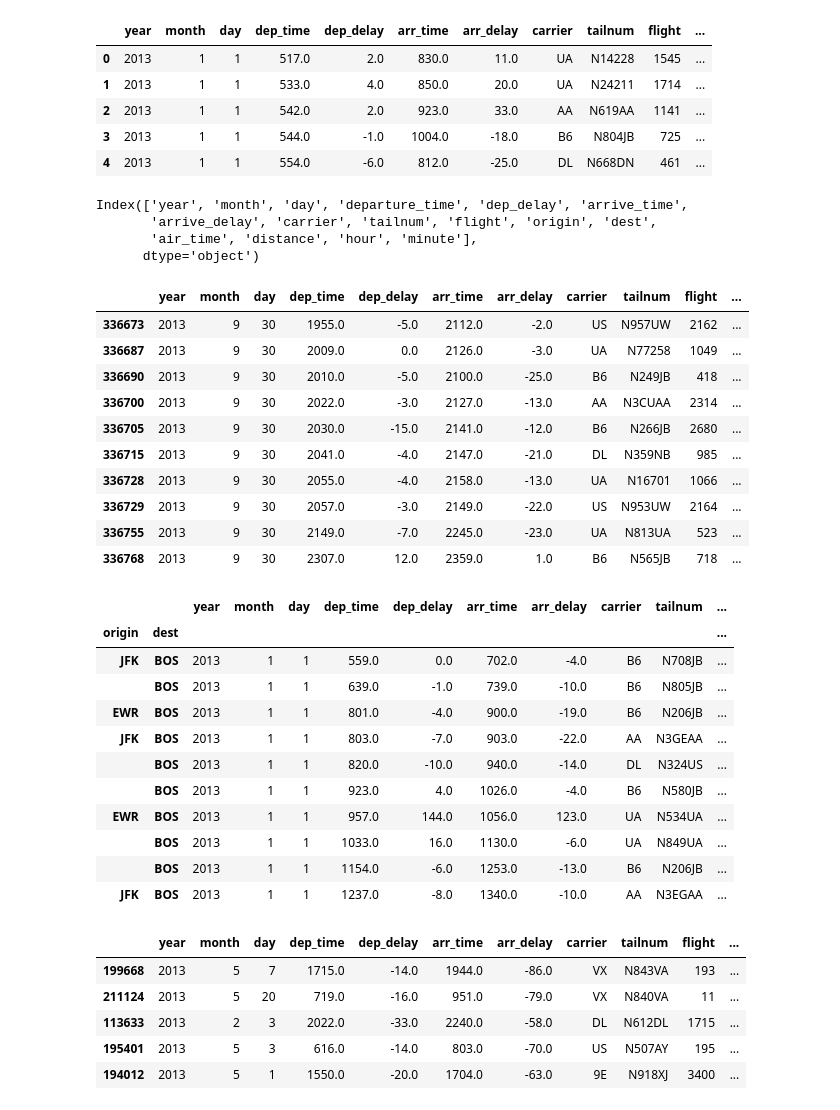
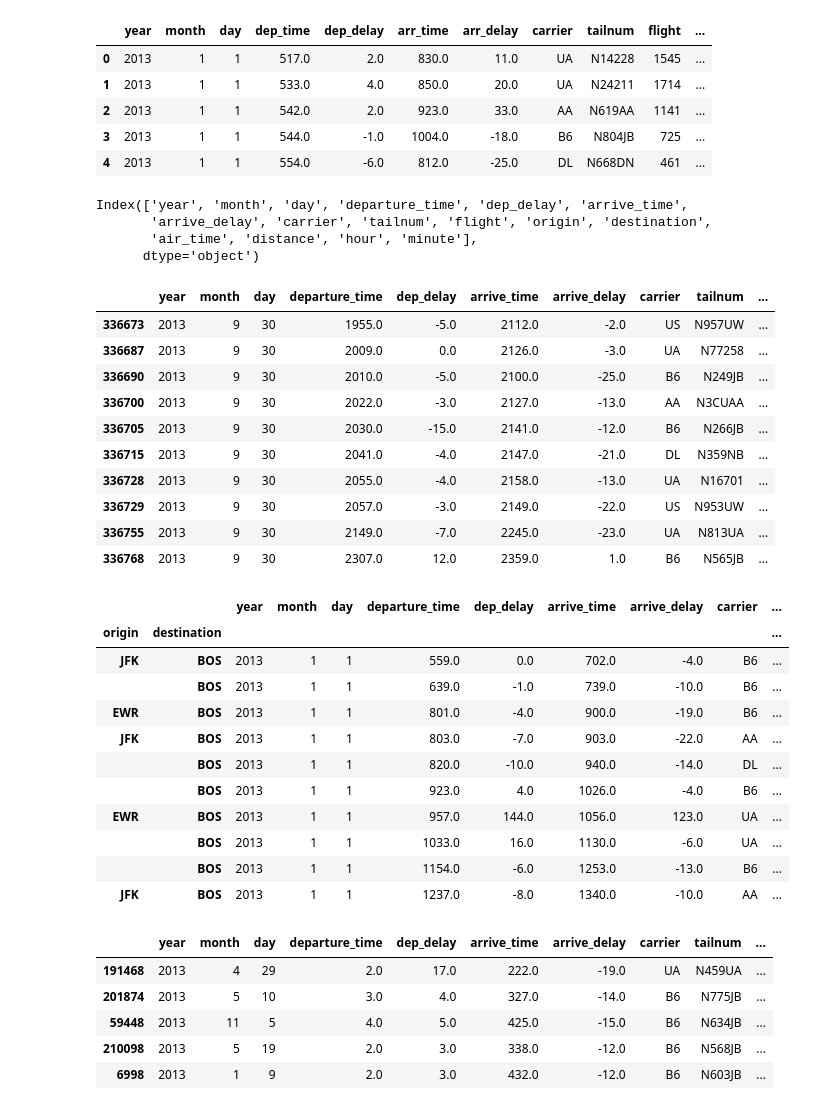
Before and after one commit to Leodna/MCIA23-MLFL, a Jupyter notebook: data_wrangling/flightsEx2.ipynb, the cells around one changed output. Cells and saved outputs as stored; diff of their text form; code cells hidden in the pictures.

```diff
--- a/data_wrangling/flightsEx2.ipynb
+++ b/data_wrangling/flightsEx2.ipynb
@@ -16,65 +16,66 @@ df.head()
 df1 = df.rename(columns={   'dep_time':'departure_time',
                             'arr_time':'arrive_time',
                             'arr_delay':'arrive_delay',
-                            'des':'destination'})
+                            'dest':'destination'})
 df1.columns
 # %% [output]
 Index(['year', 'month', 'day', 'departure_time', 'dep_delay', 'arrive_time',
-       'arrive_delay', 'carrier', 'tailnum', 'flight', 'origin', 'dest',
+       'arrive_delay', 'carrier', 'tailnum', 'flight', 'origin', 'destination',
        'air_time', 'distance', 'hour', 'minute'],
       dtype='object')
 # %%
 #Filtering dataset
-#'JFK' will be the airport
+#'BOS' will be the airport
 airportFilterVal = 'BOS'
-#Making the filter if destination is JFK or if the origin is JFK
-airportFilter = (df['dest']==airportFilterVal) | (df['origin']==airportFilterVal)
+#Making the filter if destination is BOS or if the origin is BOS
+airportFilter = (df1['destination']==airportFilterVal) | (df1['origin']==airportFilterVal)
 #Using the filter in the dataset
-df2 = df[airportFilter]
+df2 = df1[airportFilter]
 #Show the last 10 rows of the dataset filtered
 df2.tail(10)
 # %% [output]
-|  | year | month | day | dep_time | dep_delay | arr_time | arr_delay | carrier | tailnum | flight | ... |
-| 336673 | 2013 | 9 | 30 | 1955.0 | -5.0 | 2112.0 | -2.0 | US | N957UW | 2162 | ... |
-| 336687 | 2013 | 9 | 30 | 2009.0 | 0.0 | 2126.0 | -3.0 | UA | N77258 | 1049 | ... |
-| 336690 | 2013 | 9 | 30 | 2010.0 | -5.0 | 2100.0 | -25.0 | B6 | N249JB | 418 | ... |
-| 336700 | 2013 | 9 | 30 | 2022.0 | -3.0 | 2127.0 | -13.0 | AA | N3CUAA | 2314 | ... |
-| 336705 | 2013 | 9 | 30 | 2030.0 | -15.0 | 2141.0 | -12.0 | B6 | N266JB | 2680 | ... |
-| 336715 | 2013 | 9 | 30 | 2041.0 | -4.0 | 2147.0 | -21.0 | DL | N359NB | 985 | ... |
-| 336728 | 2013 | 9 | 30 | 2055.0 | -4.0 | 2158.0 | -13.0 | UA | N16701 | 1066 | ... |
-| 336729 | 2013 | 9 | 30 | 2057.0 | -3.0 | 2149.0 | -22.0 | US | N953UW | 2164 | ... |
-| 336755 | 2013 | 9 | 30 | 2149.0 | -7.0 | 2245.0 | -23.0 | UA | N813UA | 523 | ... |
-| 336768 | 2013 | 9 | 30 | 2307.0 | 12.0 | 2359.0 | 1.0 | B6 | N565JB | 718 | ... |
+|  | year | month | day | departure_time | dep_delay | arrive_time | arrive_delay | carrier | tailnum | ... |
+| 336673 | 2013 | 9 | 30 | 1955.0 | -5.0 | 2112.0 | -2.0 | US | N957UW | ... |
+| 336687 | 2013 | 9 | 30 | 2009.0 | 0.0 | 2126.0 | -3.0 | UA | N77258 | ... |
+| 336690 | 2013 | 9 | 30 | 2010.0 | -5.0 | 2100.0 | -25.0 | B6 | N249JB | ... |
+| 336700 | 2013 | 9 | 30 | 2022.0 | -3.0 | 2127.0 | -13.0 | AA | N3CUAA | ... |
+| 336705 | 2013 | 9 | 30 | 2030.0 | -15.0 | 2141.0 | -12.0 | B6 | N266JB | ... |
+| 336715 | 2013 | 9 | 30 | 2041.0 | -4.0 | 2147.0 | -21.0 | DL | N359NB | ... |
+| 336728 | 2013 | 9 | 30 | 2055.0 | -4.0 | 2158.0 | -13.0 | UA | N16701 | ... |
+| 336729 | 2013 | 9 | 30 | 2057.0 | -3.0 | 2149.0 | -22.0 | US | N953UW | ... |
+| 336755 | 2013 | 9 | 30 | 2149.0 | -7.0 | 2245.0 | -23.0 | UA | N813UA | ... |
+| 336768 | 2013 | 9 | 30 | 2307.0 | 12.0 | 2359.0 | 1.0 | B6 | N565JB | ... |
 # %%
 #Create hierarchical indexing with the Outgoing and the Incoming flight categories
-df3 = df2.set_index(['origin','dest'])
+df3 = df2.set_index(['origin','destination'])
 df3.head(10)
 # %% [output]
-|  |  | year | month | day | dep_time | dep_delay | arr_time | arr_delay | carrier | tailnum | ... |
-| origin | dest |  |  |  |  |  |  |  |  |  | ... |
-| JFK | BOS | 2013 | 1 | 1 | 559.0 | 0.0 | 702.0 | -4.0 | B6 | N708JB | ... |
-|  | BOS | 2013 | 1 | 1 | 639.0 | -1.0 | 739.0 | -10.0 | B6 | N805JB | ... |
-| EWR | BOS | 2013 | 1 | 1 | 801.0 | -4.0 | 900.0 | -19.0 | B6 | N206JB | ... |
-| JFK | BOS | 2013 | 1 | 1 | 803.0 | -7.0 | 903.0 | -22.0 | AA | N3GEAA | ... |
-|  | BOS | 2013 | 1 | 1 | 820.0 | -10.0 | 940.0 | -14.0 | DL | N324US | ... |
-|  | BOS | 2013 | 1 | 1 | 923.0 | 4.0 | 1026.0 | -4.0 | B6 | N580JB | ... |
-| EWR | BOS | 2013 | 1 | 1 | 957.0 | 144.0 | 1056.0 | 123.0 | UA | N534UA | ... |
-|  | BOS | 2013 | 1 | 1 | 1033.0 | 16.0 | 1130.0 | -6.0 | UA | N849UA | ... |
-|  | BOS | 2013 | 1 | 1 | 1154.0 | -6.0 | 1253.0 | -13.0 | B6 | N206JB | ... |
-| JFK | BOS | 2013 | 1 | 1 | 1237.0 | -8.0 | 1340.0 | -10.0 | AA | N3EGAA | ... |
+|  |  | year | month | day | departure_time | dep_delay | arrive_time | arrive_delay | carrier | ... |
+| origin | destination |  |  |  |  |  |  |  |  | ... |
+| JFK | BOS | 2013 | 1 | 1 | 559.0 | 0.0 | 702.0 | -4.0 | B6 | ... |
+|  | BOS | 2013 | 1 | 1 | 639.0 | -1.0 | 739.0 | -10.0 | B6 | ... |
+| EWR | BOS | 2013 | 1 | 1 | 801.0 | -4.0 | 900.0 | -19.0 | B6 | ... |
+| JFK | BOS | 2013 | 1 | 1 | 803.0 | -7.0 | 903.0 | -22.0 | AA | ... |
+|  | BOS | 2013 | 1 | 1 | 820.0 | -10.0 | 940.0 | -14.0 | DL | ... |
+|  | BOS | 2013 | 1 | 1 | 923.0 | 4.0 | 1026.0 | -4.0 | B6 | ... |
+| EWR | BOS | 2013 | 1 | 1 | 957.0 | 144.0 | 1056.0 | 123.0 | UA | ... |
+|  | BOS | 2013 | 1 | 1 | 1033.0 | 16.0 | 1130.0 | -6.0 | UA | ... |
+|  | BOS | 2013 | 1 | 1 | 1154.0 | -6.0 | 1253.0 | -13.0 | B6 | ... |
+| JFK | BOS | 2013 | 1 | 1 | 1237.0 | -8.0 | 1340.0 | -10.0 | AA | ... |
 # %%
 #Sorting the flights on delay time in Ascending order (from smallest to greatest)
-df4 = df.copy()
-df4['total_delay'] = df4['dep_delay'] + df4['arr_delay']
+df4 = df1.copy()
+#It add an extra column with the total delay
+df4['total_delay'] = df4['departure_time'] + df4['arrive_delay']
 df4 = df4.sort_values(by='total_delay',ascending=True)
 df4.head()
 # %% [output]
-|  | year | month | day | dep_time | dep_delay | arr_time | arr_delay | carrier | tailnum | flight | ... |
-| 199668 | 2013 | 5 | 7 | 1715.0 | -14.0 | 1944.0 | -86.0 | VX | N843VA | 193 | ... |
-| 211124 | 2013 | 5 | 20 | 719.0 | -16.0 | 951.0 | -79.0 | VX | N840VA | 11 | ... |
-| 113633 | 2013 | 2 | 3 | 2022.0 | -33.0 | 2240.0 | -58.0 | DL | N612DL | 1715 | ... |
-| 195401 | 2013 | 5 | 3 | 616.0 | -14.0 | 803.0 | -70.0 | US | N507AY | 195 | ... |
-| 194012 | 2013 | 5 | 1 | 1550.0 | -20.0 | 1704.0 | -63.0 | 9E | N918XJ | 3400 | ... |
+|  | year | month | day | departure_time | dep_delay | arrive_time | arrive_delay | carrier | tailnum | ... |
+| 191468 | 2013 | 4 | 29 | 2.0 | 17.0 | 222.0 | -19.0 | UA | N459UA | ... |
+| 201874 | 2013 | 5 | 10 | 3.0 | 4.0 | 327.0 | -14.0 | B6 | N775JB | ... |
+| 59448 | 2013 | 11 | 5 | 4.0 | 5.0 | 425.0 | -15.0 | B6 | N634JB | ... |
+| 210098 | 2013 | 5 | 19 | 2.0 | 3.0 | 338.0 | -12.0 | B6 | N568JB | ... |
+| 6998 | 2013 | 1 | 9 | 2.0 | 3.0 | 432.0 | -12.0 | B6 | N603JB | ... |
 # %%
 #Reindex the rows based on this new order so the index
 df4.reset_index()
```
Also changed, not shown: parts of 1 cell of this notebook.
